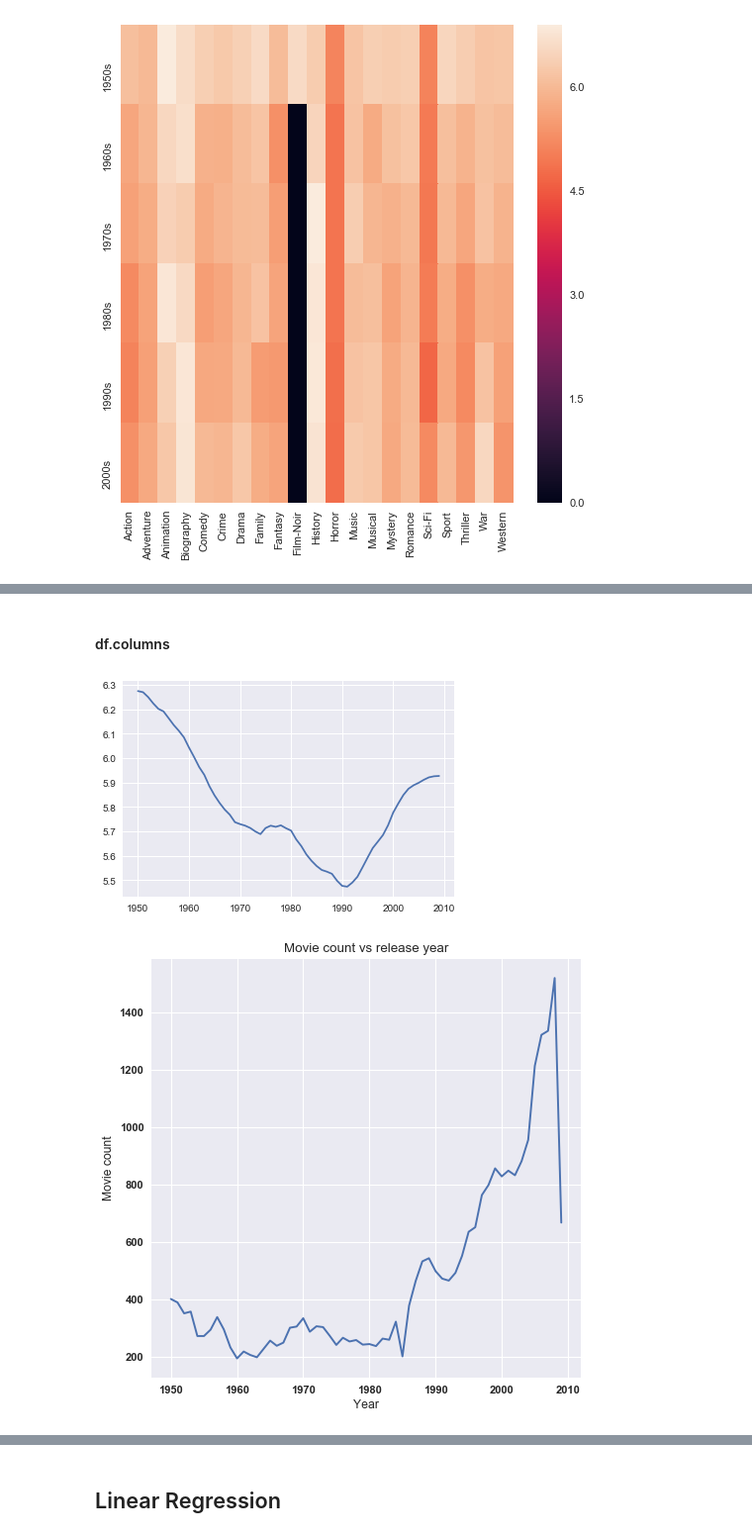
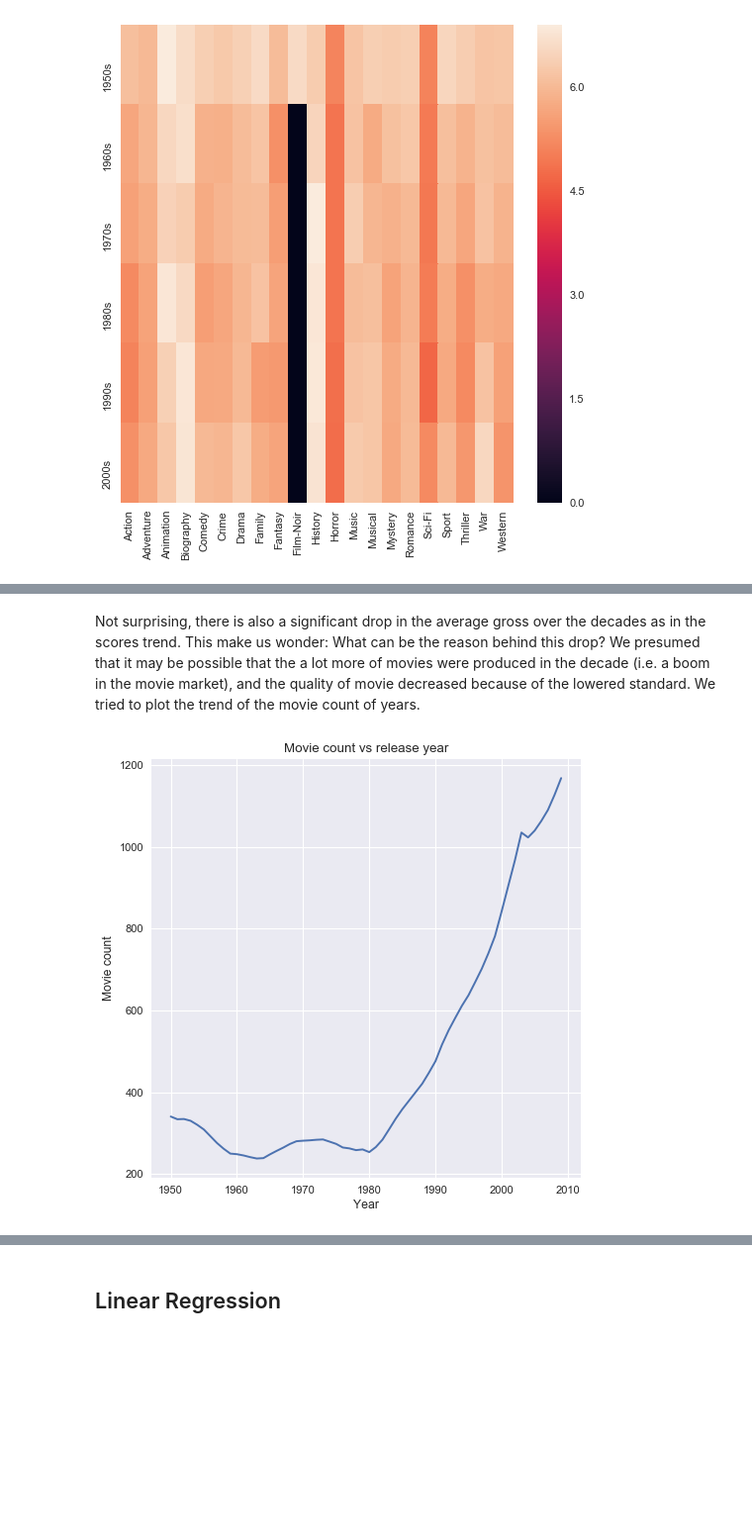
Before and after one commit to euyniy/Practical-Data-Science-Project, a Jupyter notebook: Analysis.ipynb, the cells around one changed output, grey strips where cells are left out. Shown at 99% size. Cells and saved outputs as stored; diff of their text form; code cells hidden in the pictures; blank space fills up the shorter version.

```diff
--- a/Analysis.ipynb
+++ b/Analysis.ipynb
@@ -218,7 +224,7 @@ def true_bayesian_estimate_1(df):
 # %%
 ps = true_bayesian_estimate_1(movie_df)
 ps = np.nan_to_num(ps)
-movie_df = movie_df.assign(Popularity = pd.Series(ps).values.astype("float"))
+movie_df = movie_df.assign(Score = pd.Series(ps).values.astype("float"))
 # %%
 # split the data into years
 dfs = []
@@ -316,8 +321,8 @@ top_genres
 import scipy.stats as st
 
 for i in range(len(top_genres)):
-    a = movie_df[movie_df[''.join(['Genre_' ,top_genres[i]])] == 1]["Popularity"]
-    b = movie_df[movie_df[''.join(['Genre_' ,top_genres[i]])] == 0]["Popularity"]
+    a = movie_df[movie_df[''.join(['Genre_' ,top_genres[i]])] == 1]["Score"]
+    b = movie_df[movie_df[''.join(['Genre_' ,top_genres[i]])] == 0]["Score"]
     ## Cross Checking with the internal scipy function
     t2, p2 = st.ttest_ind(a,b)
 #     print("t = " + str(t2))
@@ -454,19 +468,15 @@ plt.show()
-# %% [markdown]
-#### df.columns
-# %%
-rating_y1 = movie_df.groupby(['Year'])['Rating'].mean()
-rating_y1_slide_average = compute_sliding_averages(pd.Series(rating_y1),5)
-plt.plot(range(1950, 2010), rating_y1_slide_average)
-plt.show()
-# %% [output]
-[figure, removed]
+# %% [markdown]
+Not surprising, there is also a significant drop in the average gross over the decades as in the scores trend. This make us wonder: What can be the reason behind this drop? We presumed that it may be possible that the a lot more of movies were produced in the decade (i.e. a boom in the movie market), and the quality of movie decreased because of the lowered standard. We tried to plot the trend of the movie count of years.
 # %%
 fig=plt.figure(figsize=(7, 7), dpi= 80, facecolor='w', edgecolor='k')
-rating_y1 = movie_df.groupby(['Year'])['Name'].count()
-plt.plot(range(1950, 2010),rating_y1)
+
+count_y = movie_df.groupby(['Year'])['Name'].count()
+count_y_slide_average = compute_sliding_averages(pd.Series(count_y),5)
+plt.plot(range(1950, 2010), count_y_slide_average)
 plt.xlabel("Year")
 plt.ylabel("Movie count")
 plt.title("Movie count vs release year")
+
 plt.show()
 # %% [output]
-[figure, old version]
+[figure, new version]
```
Also changed, not shown: parts of 33 cells of this notebook.
